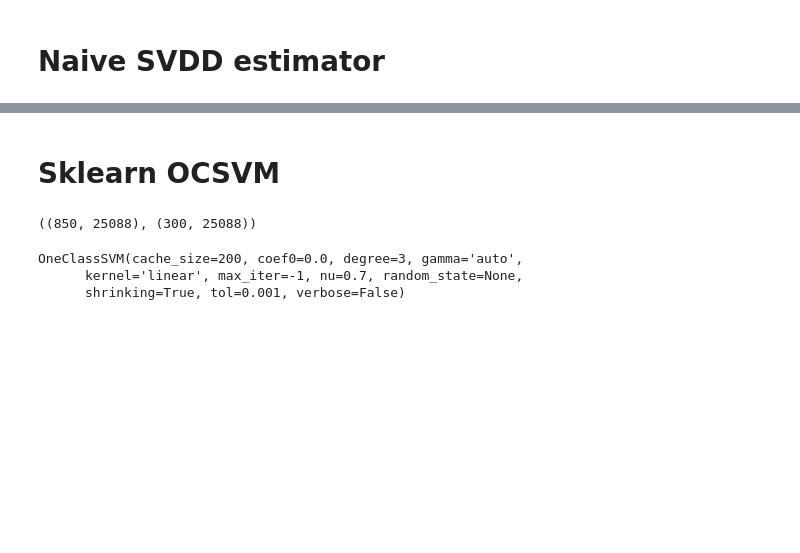
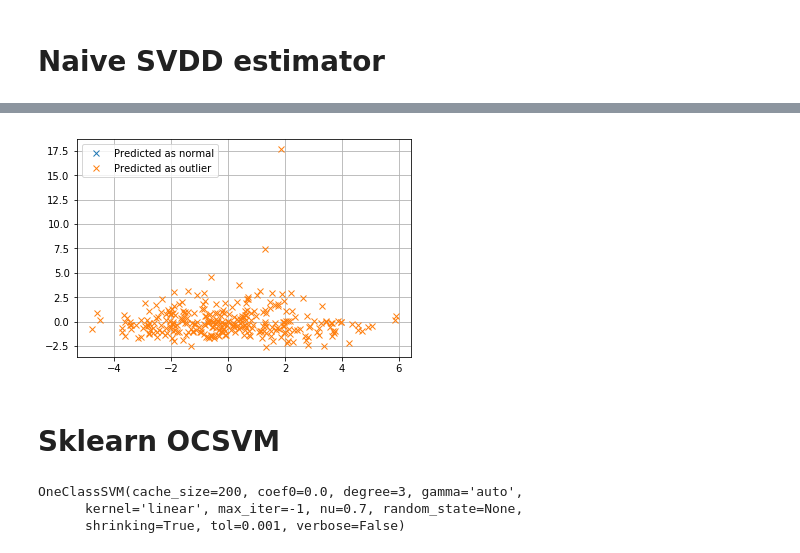
Before and after one commit to DEKHTIARJonathan/DeepOneClass, a Jupyter notebook: source_files/main.ipynb, the cells around one changed output, grey strips where cells are left out. Cells and saved outputs as stored; diff of their text form; code cells hidden in the pictures; blank space fills up the shorter version.

```diff
--- a/source_files/main.ipynb
+++ b/source_files/main.ipynb
@@ -114,37 +191,16 @@ IndexError: tuple index out of range
+# %%
+# Plot
+ind_normal = predicted_classes > 0 # 1
+ind_outlier = predicted_classes < 0 # -1
+plt.plot(x_test_std_pca_2[ind_normal, 0], x_test_std_pca_2[ind_normal, 1], "x", label="Predicted as normal")
+plt.plot(x_test_std_pca_2[ind_outlier, 0], x_test_std_pca_2[ind_outlier, 1], "x", label="Predicted as outlier")
+plt.legend()
+g = plt.grid()
+plt.show()
+# %% [output]
+[figure, added]
 # %% [markdown]
 # Sklearn OCSVM
-# %%
-# Must load full data in memory with sklearn
-
-# Train set
-x_train = []
-input_fn = train_input_fn()
-sess = tf.Session()
-while True:
-    try:
-        data = sess.run(input_fn)
-        for i in range(batch_size):
-            x_train.append(data[i])
-    except tf.errors.OutOfRangeError:
-        break
-x_train = np.asarray(x_train)
-
-# Test set
-x_test = []
-input_fn = test_input_fn()
-sess = tf.Session()
-while True:
-    try:
-        data = sess.run(input_fn)
-        for i in range(batch_size):
-            x_test.append(data[i])
-    except tf.errors.OutOfRangeError:
-        break
-x_test = np.asarray(x_test)
-
-x_train.shape, x_test.shape
-# %% [output]
-((850, 25088), (300, 25088))
 # %%
 from sklearn.svm import OneClassSVM
 
```
Also changed, not shown: parts of 25 cells of this notebook, 3 other files.
